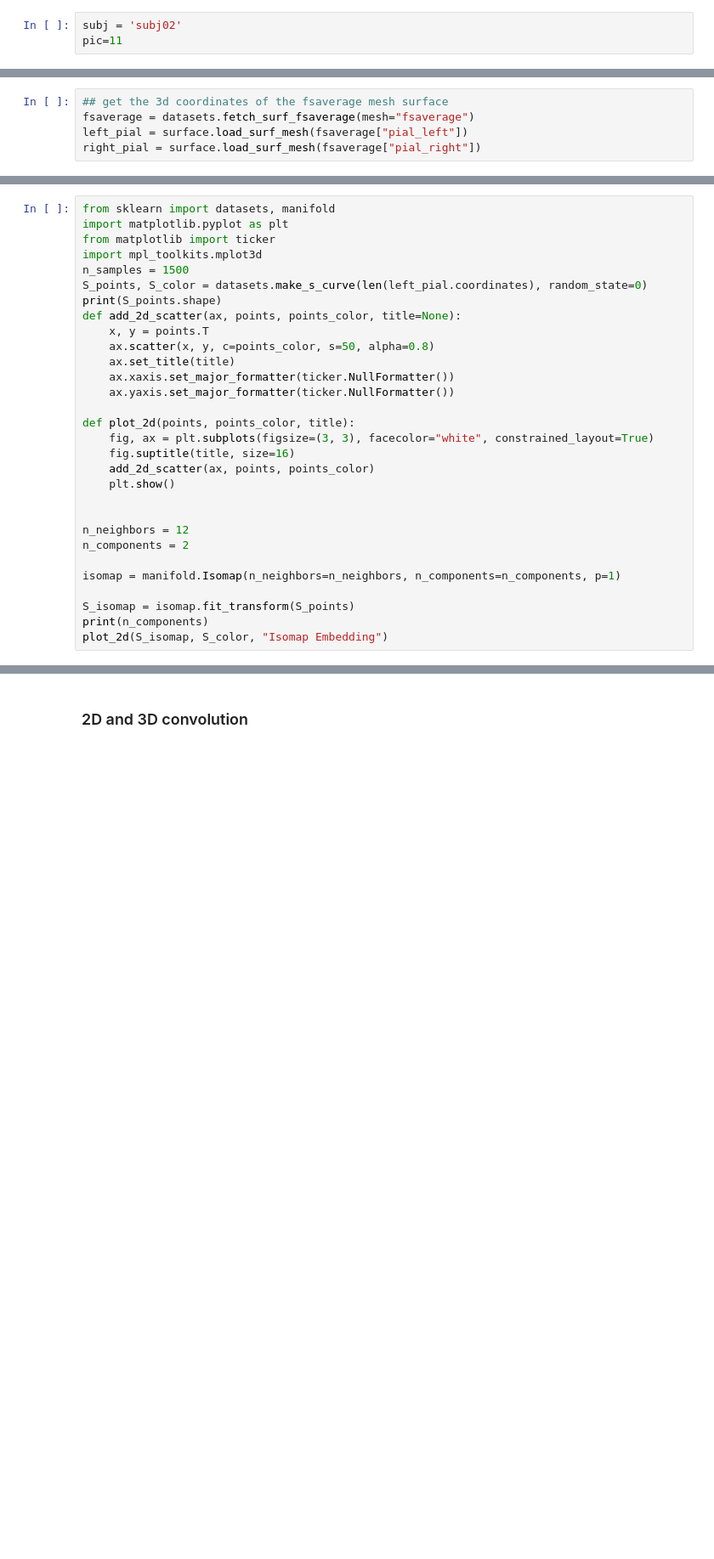
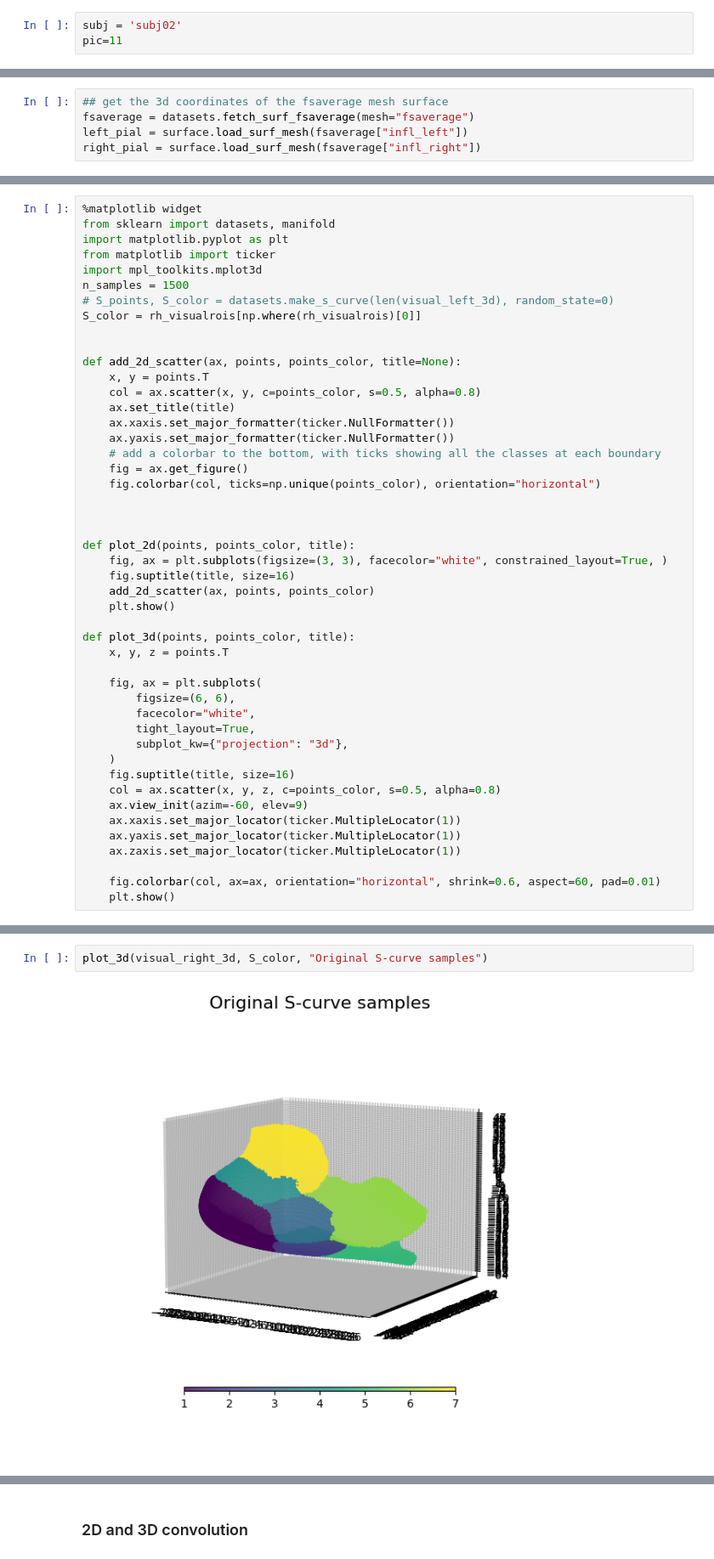
Before and after one commit to yilewang/diff_fMRI, a Jupyter notebook: cnn_2d_3d.ipynb, the cells around one changed output, grey strips where cells are left out. Shown at 85% size. Drawn from its saved outputs; the diff is of its cells as text; blank space fills up the shorter version.

```diff
--- a/cnn_2d_3d.ipynb
+++ b/cnn_2d_3d.ipynb
@@ -32,5 +44,5 @@ print(fsaverage_betas.shape)
 # %%
 ## get the 3d coordinates of the fsaverage mesh surface
 fsaverage = datasets.fetch_surf_fsaverage(mesh="fsaverage")
-left_pial = surface.load_surf_mesh(fsaverage["pial_left"])
-right_pial = surface.load_surf_mesh(fsaverage["pial_right"])
+left_pial = surface.load_surf_mesh(fsaverage["infl_left"])
+right_pial = surface.load_surf_mesh(fsaverage["infl_right"])
@@ -70,30 +89,47 @@ print(left_pial.coordinates)
 # %%
+%matplotlib widget
 from sklearn import datasets, manifold
 import matplotlib.pyplot as plt
 from matplotlib import ticker
 import mpl_toolkits.mplot3d
 n_samples = 1500
-S_points, S_color = datasets.make_s_curve(len(left_pial.coordinates), random_state=0)
-print(S_points.shape)
+# S_points, S_color = datasets.make_s_curve(len(visual_left_3d), random_state=0)
+S_color = rh_visualrois[np.where(rh_visualrois)[0]]
+
+
 def add_2d_scatter(ax, points, points_color, title=None):
     x, y = points.T
-    ax.scatter(x, y, c=points_color, s=50, alpha=0.8)
+    col = ax.scatter(x, y, c=points_color, s=0.5, alpha=0.8)
     ax.set_title(title)
     ax.xaxis.set_major_formatter(ticker.NullFormatter())
     ax.yaxis.set_major_formatter(ticker.NullFormatter())
+    # add a colorbar to the bottom, with ticks showing all the classes at each boundary
+    fig = ax.get_figure()
+    fig.colorbar(col, ticks=np.unique(points_color), orientation="horizontal")
+
+
 
 def plot_2d(points, points_color, title):
-    fig, ax = plt.subplots(figsize=(3, 3), facecolor="white", constrained_layout=True)
+    fig, ax = plt.subplots(figsize=(3, 3), facecolor="white", constrained_layout=True, )
     fig.suptitle(title, size=16)
     add_2d_scatter(ax, points, points_color)
     plt.show()
 
+def plot_3d(points, points_color, title):
+    x, y, z = points.T
 
-n_neighbors = 12
-n_components = 2
+    fig, ax = plt.subplots(
+        figsize=(6, 6),
+        facecolor="white",
+        tight_layout=True,
+        subplot_kw={"projection": "3d"},
+    )
+    fig.suptitle(title, size=16)
+    col = ax.scatter(x, y, z, c=points_color, s=0.5, alpha=0.8)
+    ax.view_init(azim=-60, elev=9)
+    ax.xaxis.set_major_locator(ticker.MultipleLocator(1))
+    ax.yaxis.set_major_locator(ticker.MultipleLocator(1))
+    ax.zaxis.set_major_locator(ticker.MultipleLocator(1))
 
-isomap = manifold.Isomap(n_neighbors=n_neighbors, n_components=n_components, p=1)
-
-S_isomap = isomap.fit_transform(S_points)
-print(n_components)
-plot_2d(S_isomap, S_color, "Isomap Embedding")
+    fig.colorbar(col, ax=ax, orientation="horizontal", shrink=0.6, aspect=60, pad=0.01)
+    plt.show()
@@ -102,0 +136,4 @@ Error:
+# %%
+plot_3d(visual_right_3d, S_color, "Original S-curve samples")
+# %% [output]
+[figure, added]
```
Also changed, not shown: parts of 16 cells of this notebook, 8 other files.
